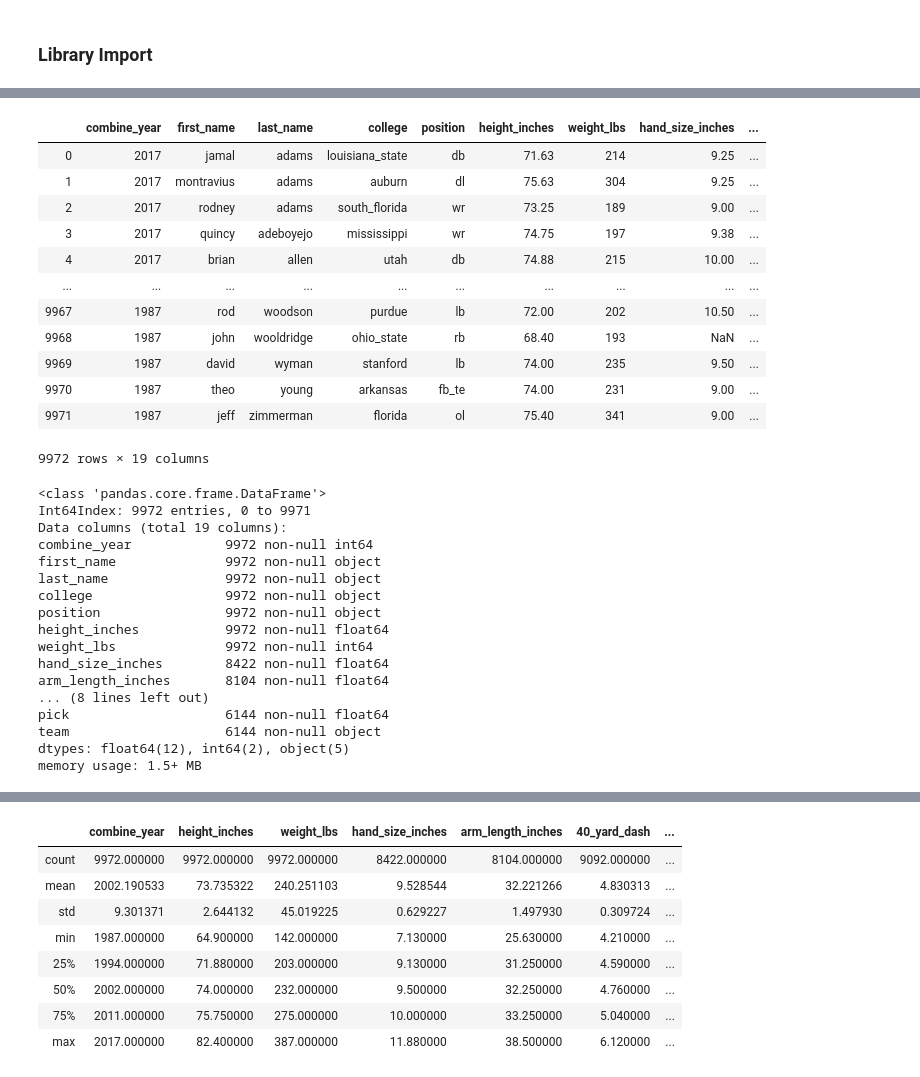
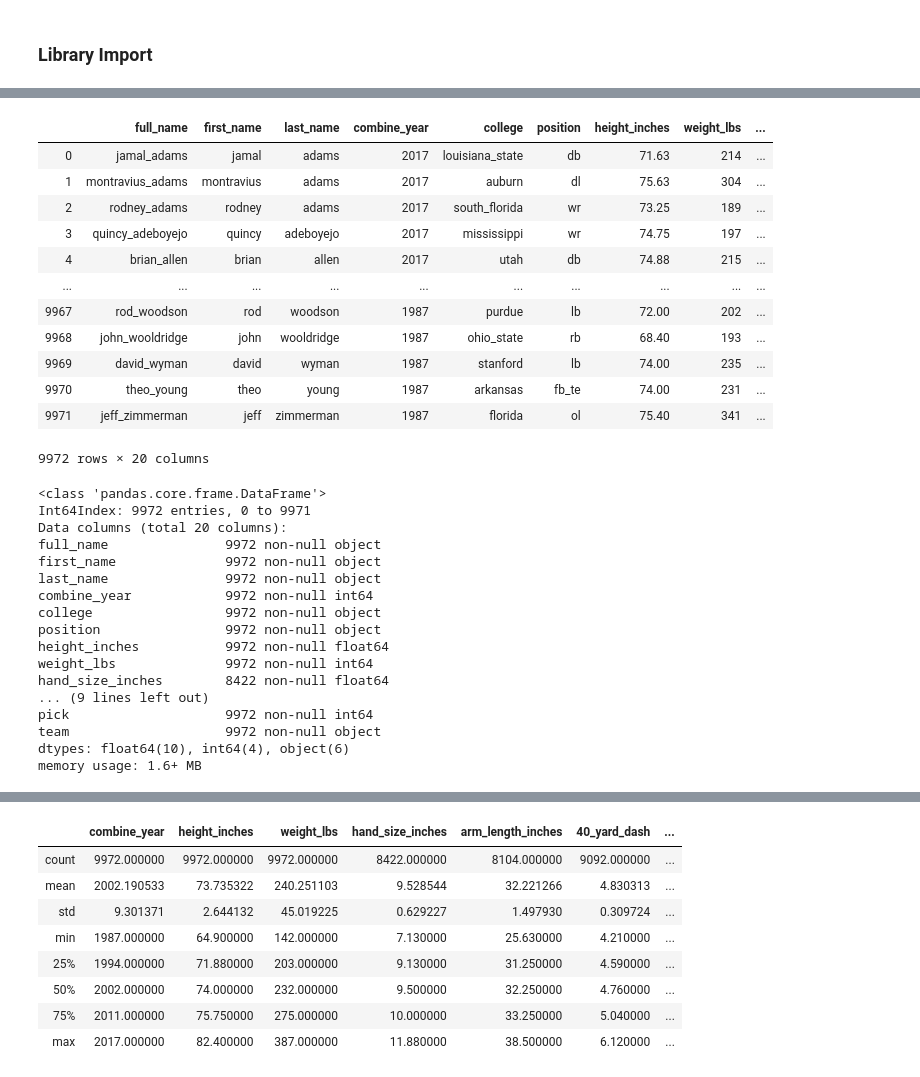
Before and after one commit to michaelpallante/nfl_combine_classification_modeling, a Jupyter notebook: notebooks/nfl_combine_eda.ipynb, the cells around one changed output, grey strips where cells are left out. Cells and saved outputs as stored; diff of their text form; code cells hidden in the pictures.

Commit message:
updated EDA notebook and data

```diff
--- a/notebooks/nfl_combine_eda.ipynb
+++ b/notebooks/nfl_combine_eda.ipynb
@@ -60,39 +60,52 @@ nfl_draft_df
-# %%
-# merge the NFL Combine and NFL Draft datasets with an outer join so that all values and rows are retained
-nfl_df = pd.merge(nfl_combine_df, nfl_draft_df, how = 'left', on = ['last_name', 'first_name', 'combine_year'])
-nfl_df
-# %% [output]
-|  | combine_year | first_name | last_name | college | position | height_inches | weight_lbs | hand_size_inches | ... |
-| 0 | 2017 | jamal | adams | louisiana_state | db | 71.63 | 214 | 9.25 | ... |
-| 1 | 2017 | montravius | adams | auburn | dl | 75.63 | 304 | 9.25 | ... |
-| 2 | 2017 | rodney | adams | south_florida | wr | 73.25 | 189 | 9.00 | ... |
-| 3 | 2017 | quincy | adeboyejo | mississippi | wr | 74.75 | 197 | 9.38 | ... |
-| 4 | 2017 | brian | allen | utah | db | 74.88 | 215 | 10.00 | ... |
-| ... | ... | ... | ... | ... | ... | ... | ... | ... | ... |
-| 9967 | 1987 | rod | woodson | purdue | lb | 72.00 | 202 | 10.50 | ... |
-| 9968 | 1987 | john | wooldridge | ohio_state | rb | 68.40 | 193 | NaN | ... |
-| 9969 | 1987 | david | wyman | stanford | lb | 74.00 | 235 | 9.50 | ... |
-| 9970 | 1987 | theo | young | arkansas | fb_te | 74.00 | 231 | 9.00 | ... |
-| 9971 | 1987 | jeff | zimmerman | florida | ol | 75.40 | 341 | 9.00 | ... |
-9972 rows × 19 columns
+# %%
+# merge the NFL Combine and NFL Draft datasets with an outer join so that all values and rows are retained
+nfl_df = pd.merge(nfl_combine_df, nfl_draft_df, how = 'left', on = ['full_name', 'last_name', 'first_name', 'combine_year'])
+
+# impute round and pick values to reflect undrafted players. round '13' means undrafted (draft lasts only 12 rounds)
+# and pick '337' means undrafted (only 336 players get drafted). 'udfa' means no team drafted the players, therefore
+# making them undrafted free agents (udfa).
+nfl_df['round'].fillna('13', inplace=True)
+nfl_df['pick'].fillna('337', inplace=True)
+nfl_df['team'].fillna('udfa', inplace=True)
+
+# change round and pick variables to integer values
+nfl_df['round'] = nfl_df['round'].astype(int)
+nfl_df['pick'] = nfl_df['pick'].astype(int)
+
+# quick overview of nfl_df dataset
+nfl_df
+# %% [output]
+|  | full_name | first_name | last_name | combine_year | college | position | height_inches | weight_lbs | ... |
+| 0 | jamal_adams | jamal | adams | 2017 | louisiana_state | db | 71.63 | 214 | ... |
+| 1 | montravius_adams | montravius | adams | 2017 | auburn | dl | 75.63 | 304 | ... |
+| 2 | rodney_adams | rodney | adams | 2017 | south_florida | wr | 73.25 | 189 | ... |
+| 3 | quincy_adeboyejo | quincy | adeboyejo | 2017 | mississippi | wr | 74.75 | 197 | ... |
+| 4 | brian_allen | brian | allen | 2017 | utah | db | 74.88 | 215 | ... |
+| ... | ... | ... | ... | ... | ... | ... | ... | ... | ... |
+| 9967 | rod_woodson | rod | woodson | 1987 | purdue | lb | 72.00 | 202 | ... |
+| 9968 | john_wooldridge | john | wooldridge | 1987 | ohio_state | rb | 68.40 | 193 | ... |
+| 9969 | david_wyman | david | wyman | 1987 | stanford | lb | 74.00 | 235 | ... |
+| 9970 | theo_young | theo | young | 1987 | arkansas | fb_te | 74.00 | 231 | ... |
+| 9971 | jeff_zimmerman | jeff | zimmerman | 1987 | florida | ol | 75.40 | 341 | ... |
+9972 rows × 20 columns
 # %%
 # quick review of the variables in the NFL merged dataset
 nfl_df.info()
 # %% [output]
 <class 'pandas.core.frame.DataFrame'>
 Int64Index: 9972 entries, 0 to 9971
-Data columns (total 19 columns):
-combine_year            9972 non-null int64
+Data columns (total 20 columns):
+full_name               9972 non-null object
 first_name              9972 non-null object
 last_name               9972 non-null object
+combine_year            9972 non-null int64
 college                 9972 non-null object
 position                9972 non-null object
 height_inches           9972 non-null float64
 weight_lbs              9972 non-null int64
 hand_size_inches        8422 non-null float64
-arm_length_inches       8104 non-null float64
-... (8 lines left out)
-pick                    6144 non-null float64
-team                    6144 non-null object
-dtypes: float64(12), int64(2), object(5)
-memory usage: 1.5+ MB
+... (9 lines left out)
+pick                    9972 non-null int64
+team                    9972 non-null object
+dtypes: float64(10), int64(4), object(6)
+memory usage: 1.6+ MB
```
Also changed, not shown: parts of 17 cells of this notebook, 2 other files.
